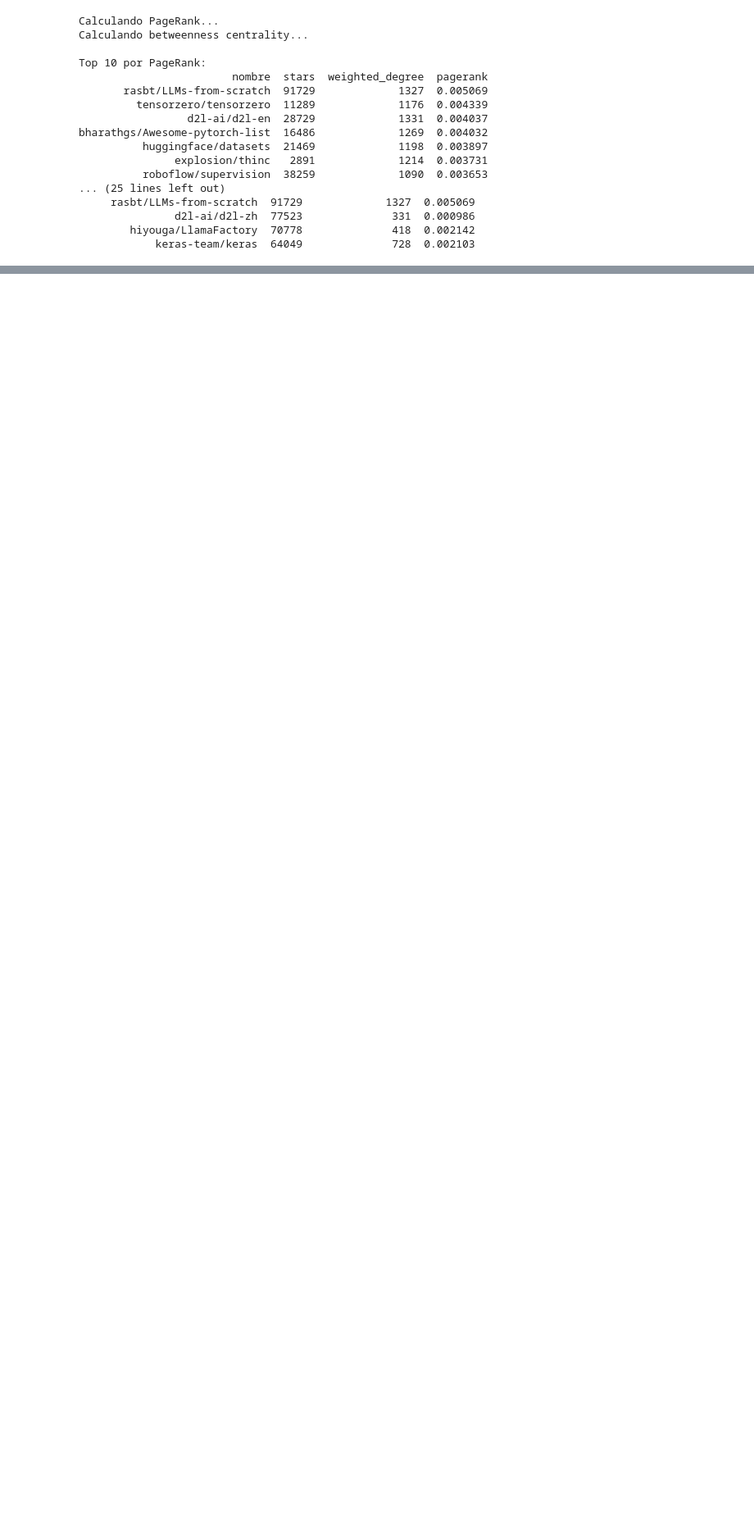
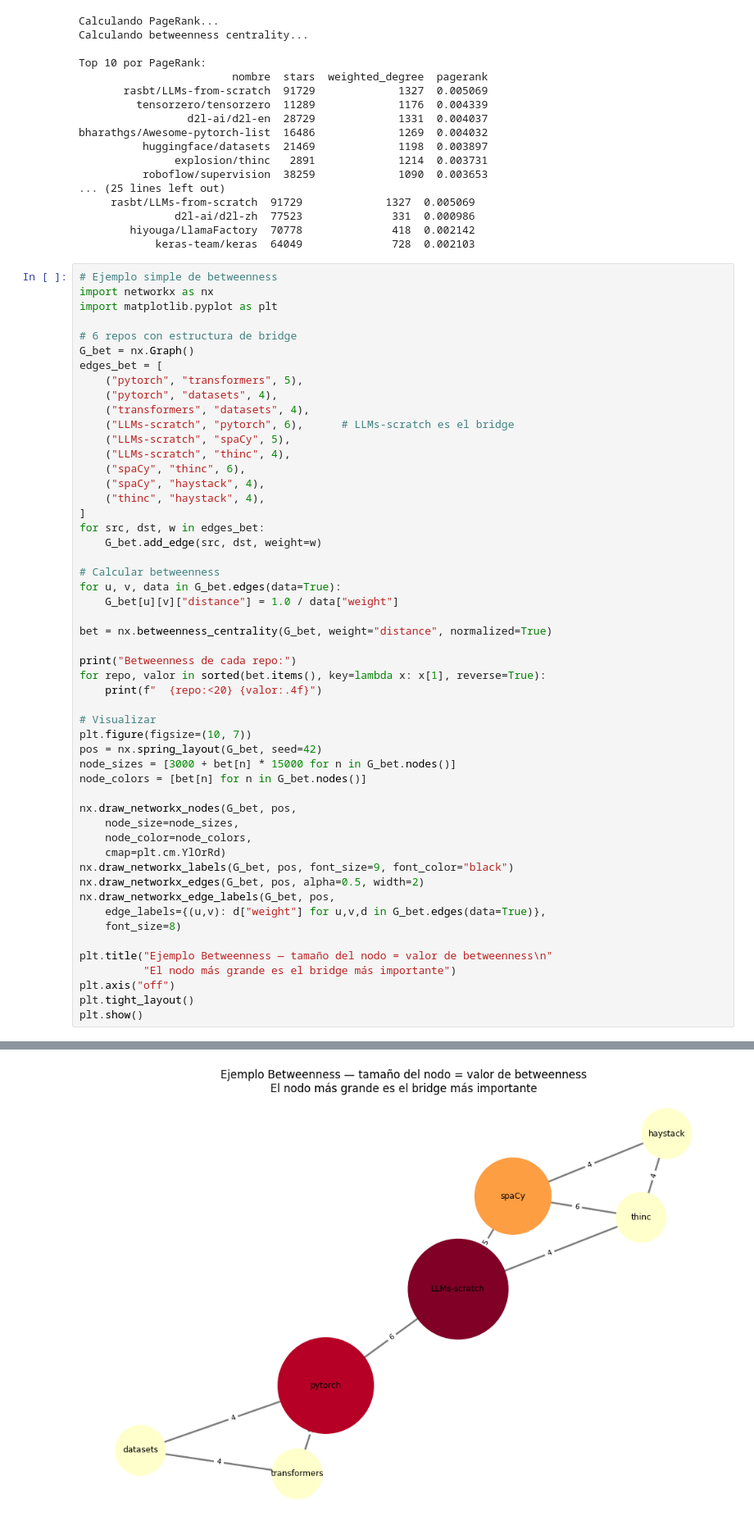
Before and after one commit to NayeliMaVi/Big-Data, a Jupyter notebook: notebooks/Sem12_graph_analytics.ipynb, the cells around one changed output, grey strips where cells are left out. Shown at 82% size. Saved outputs shown, nothing was run; the diff lists cells and outputs as text; blank space fills up the shorter version.

```diff
--- a/notebooks/Sem12_graph_analytics.ipynb
+++ b/notebooks/Sem12_graph_analytics.ipynb
@@ -723,3 +723,56 @@ bharathgs/Awesome-pytorch-list  16486             1269  0.004032
                d2l-ai/d2l-zh  77523              331  0.000986
         hiyouga/LlamaFactory  70778              418  0.002142
             keras-team/keras  64049              728  0.002103
+# %%
+# Ejemplo simple de betweenness
+import networkx as nx
+import matplotlib.pyplot as plt
+
+# 6 repos con estructura de bridge
+G_bet = nx.Graph()
+edges_bet = [
+    ("pytorch", "transformers", 5),
+    ("pytorch", "datasets", 4),
+    ("transformers", "datasets", 4),
+    ("LLMs-scratch", "pytorch", 6),      # LLMs-scratch es el bridge
+    ("LLMs-scratch", "spaCy", 5),
+    ("LLMs-scratch", "thinc", 4),
+    ("spaCy", "thinc", 6),
+    ("spaCy", "haystack", 4),
+    ("thinc", "haystack", 4),
+]
+for src, dst, w in edges_bet:
+    G_bet.add_edge(src, dst, weight=w)
+
+# Calcular betweenness
+for u, v, data in G_bet.edges(data=True):
+    G_bet[u][v]["distance"] = 1.0 / data["weight"]
+
+bet = nx.betweenness_centrality(G_bet, weight="distance", normalized=True)
+
+print("Betweenness de cada repo:")
+for repo, valor in sorted(bet.items(), key=lambda x: x[1], reverse=True):
+    print(f"  {repo:<20} {valor:.4f}")
+
+# Visualizar
+plt.figure(figsize=(10, 7))
+pos = nx.spring_layout(G_bet, seed=42)
+node_sizes = [3000 + bet[n] * 15000 for n in G_bet.nodes()]
+node_colors = [bet[n] for n in G_bet.nodes()]
+
+nx.draw_networkx_nodes(G_bet, pos,
+    node_size=node_sizes,
+    node_color=node_colors,
+    cmap=plt.cm.YlOrRd)
+nx.draw_networkx_labels(G_bet, pos, font_size=9, font_color="black")
+nx.draw_networkx_edges(G_bet, pos, alpha=0.5, width=2)
+nx.draw_networkx_edge_labels(G_bet, pos,
+    edge_labels={(u,v): d["weight"] for u,v,d in G_bet.edges(data=True)},
+    font_size=8)
+
+plt.title("Ejemplo Betweenness — tamaño del nodo = valor de betweenness\n"
+          "El nodo más grande es el bridge más importante")
+plt.axis("off")
+plt.tight_layout()
+plt.show()
+# %% [output]
@@ -726,3 +787,4 @@ bharathgs/Awesome-pytorch-list  16486             1269  0.004032
+[figure, added]
 # %% [markdown]
 ## Interpretación — Centralidad y Comparación con Popularidad
 
```
Also changed, not shown: parts of 3 cells of this notebook, 2 other files.
